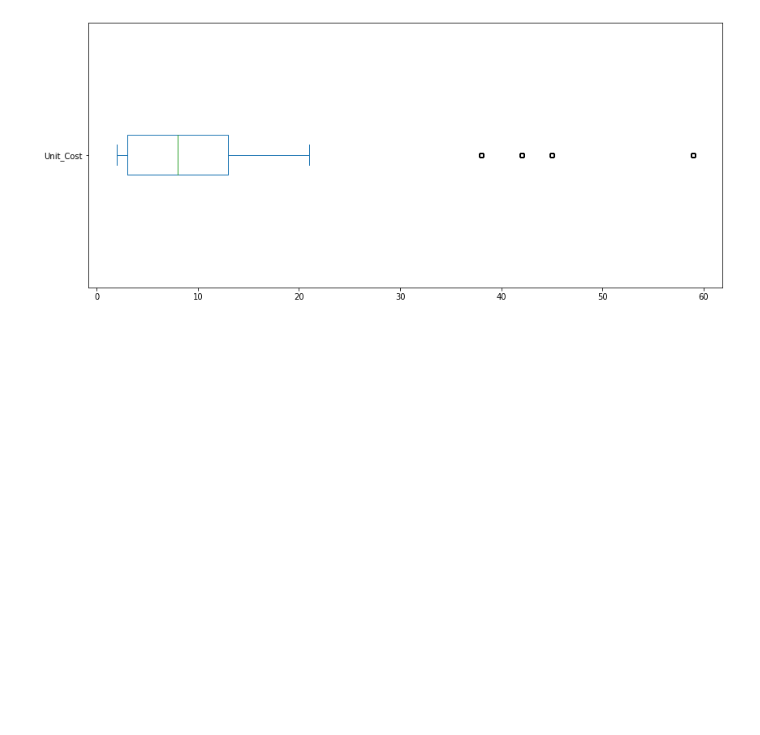
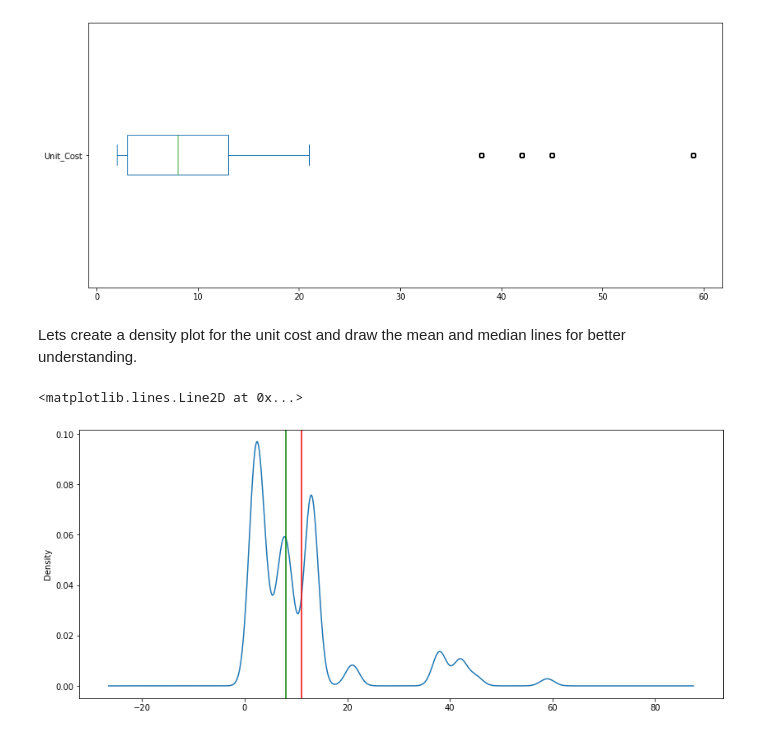
Before and after one commit to pranayb-konverge/data-analysis-for-python, a Jupyter notebook: bike_store_sales.ipynb, the cells around one changed output. Saved outputs shown, nothing was run; the diff lists cells and outputs as text; code cells hidden in the pictures; blank space fills up the shorter version.

````diff
--- a/bike_store_sales.ipynb
+++ b/bike_store_sales.ipynb
@@ -86,7 +86,7 @@ sales.describe()
 # Numerical analysis and visualisation
 Lets analyse the ```Unit_cost``` column
 # %%
-sales_unit_cost = sales.Unit_Cost
+sales_unit_cost = sales['Unit_Cost']
 sales_unit_cost
 # %% [output]
 0        45.0
@@ -122,3 +124,12 @@ sales_unit_cost.plot(kind="box", vert=False, figsize=(14,6))
 # %% [output]
 <matplotlib.axes._subplots.AxesSubplot at 0x...>
 [figure]
+# %% [markdown]
+Lets create a density plot for the unit cost and draw the mean and median lines for better understanding.
+# %%
+density_chart = sales_unit_cost.plot(kind="density", figsize=(14,6))
+density_chart.axvline(sales_unit_cost.mean(), color='red')
+density_chart.axvline(sales_unit_cost.median(), color='green')
+# %% [output]
+<matplotlib.lines.Line2D at 0x...>
+[figure, added]
````
Also changed, not shown: parts of 9 cells of this notebook.
